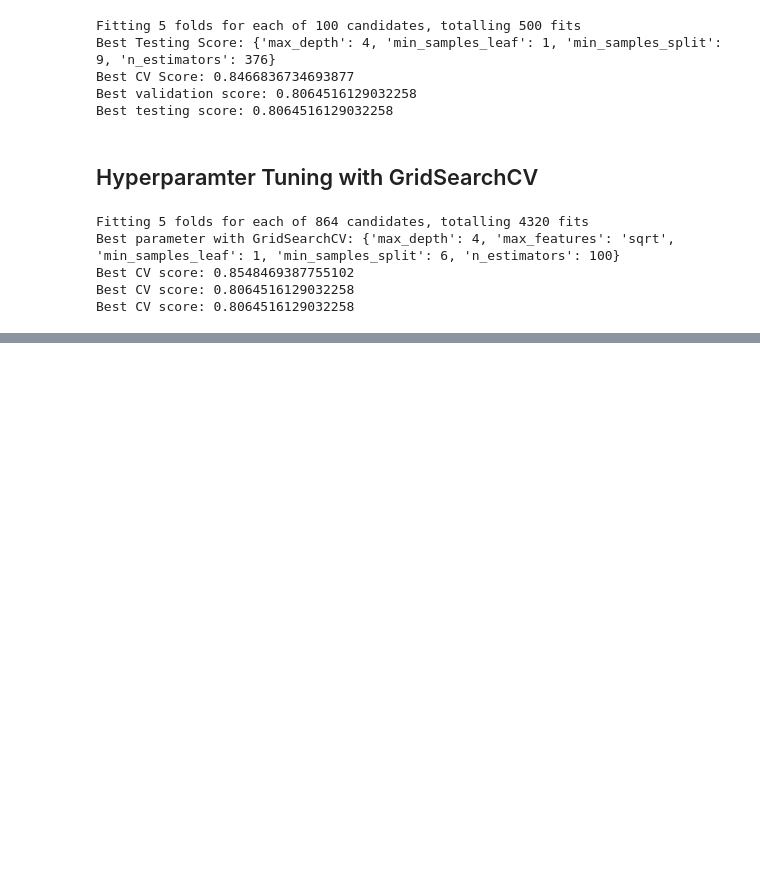
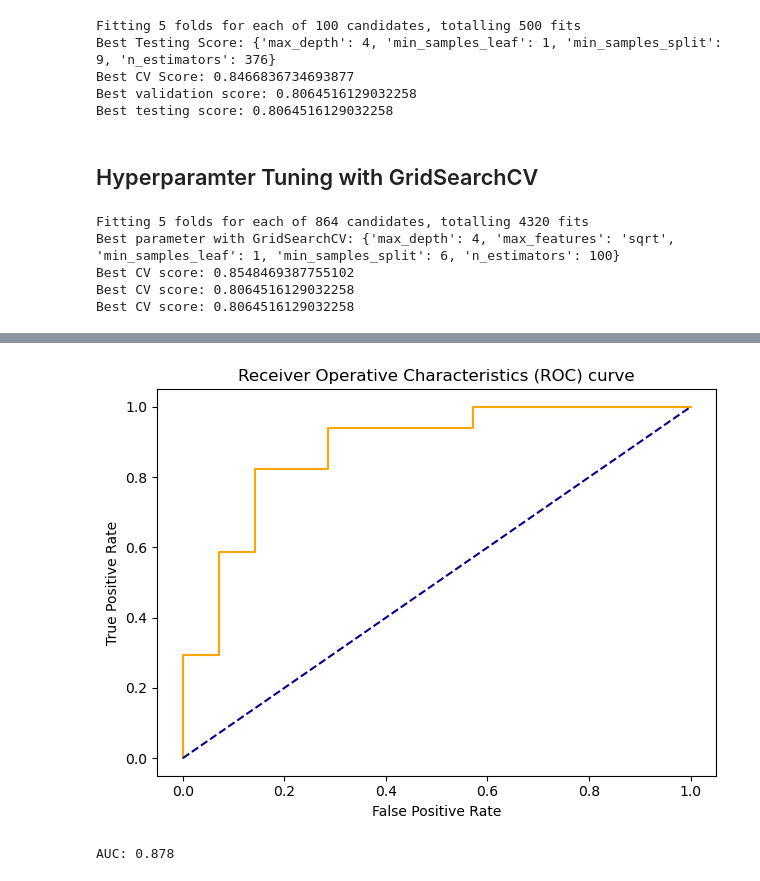
Before and after one commit to axellee1994/Heart_Disease_Classification, a Jupyter notebook: end-to-end-heart-disease-classification.ipynb, the cells around one changed output, grey strips where cells are left out. Saved outputs shown, nothing was run; the diff lists cells and outputs as text; code cells hidden in the pictures; blank space fills up the shorter version.

```diff
--- a/end-to-end-heart-disease-classification.ipynb
+++ b/end-to-end-heart-disease-classification.ipynb
@@ -701,0 +716,47 @@ Best CV score: 0.8064516129032258
+# %%
+# ROC Curve
+
+np.random.seed(42)
+
+# Instantiate RandomForestCurve with best params
+clf =  RandomForestClassifier(n_estimators=100,
+                                max_depth=4,
+                                max_features= "sqrt",
+                                min_samples_leaf=1,
+                                min_samples_split=6,
+                                random_state=42)
+
+# Fit clf to the training data
+clf.fit(X_train, y_train)
+
+# Make predictions with probabilities
+y_probs = clf.predict_proba(X_test)
+y_positive_probs = y_probs[:,1]
+
+# Calculate false positive rate, true positive rate and thresholds
+fpr, tpr, threshold = roc_curve(y_test, y_positive_probs)
+
+def plot_roc_curve(fpr, tpr):
+    plt.plot(fpr,
+             tpr,
+             color="orange",
+             label="ROC")
+    plt.plot([0,1],
+            [0,1],
+            color="darkblue",
+            linestyle="--",
+            label="Guessing")
+    plt.xlabel("False Positive Rate")
+    plt.ylabel("True Positive Rate")
+    plt.title("Receiver Operative Characteristics (ROC) curve")
+    plt.tight_layout()
+    plt.show()
+
+plot_roc_curve(fpr, tpr)
+
+# To see AUC Score
+auc = roc_auc_score(y_test, y_positive_probs)
+print(f"AUC: {auc:.3f}")
+# %% [output]
+[figure, added]
+AUC: 0.878
```
Also changed, not shown: parts of 3 cells of this notebook.
